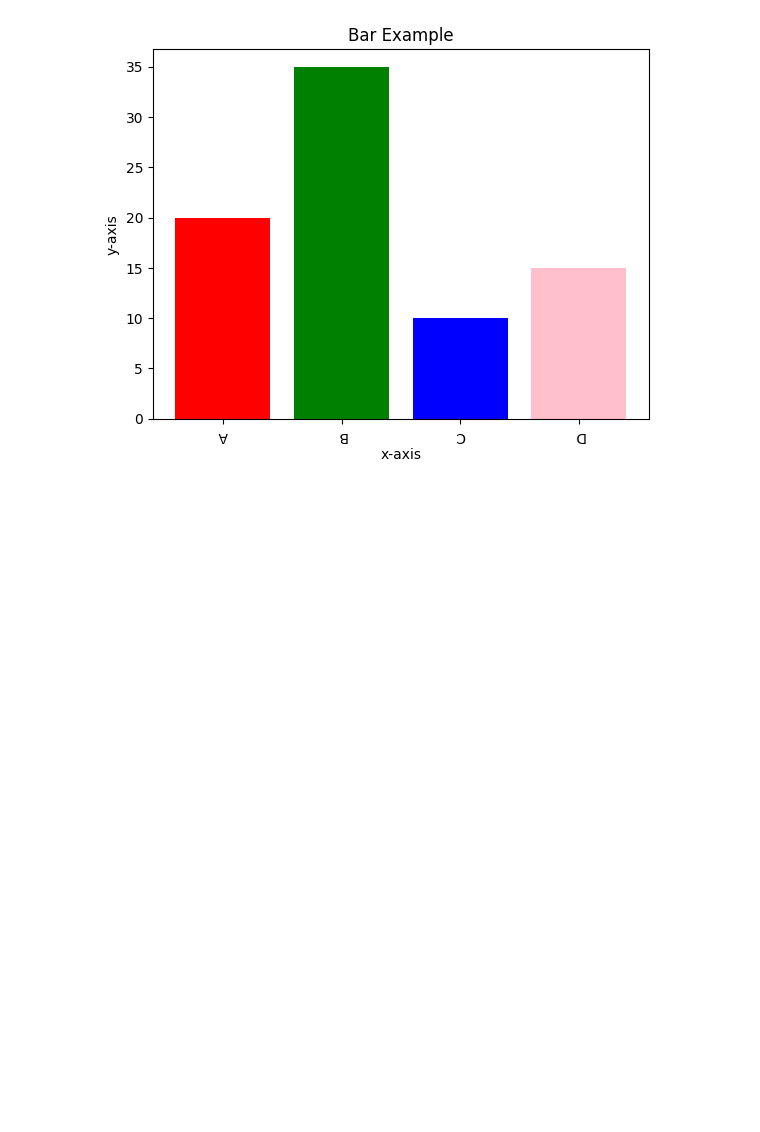
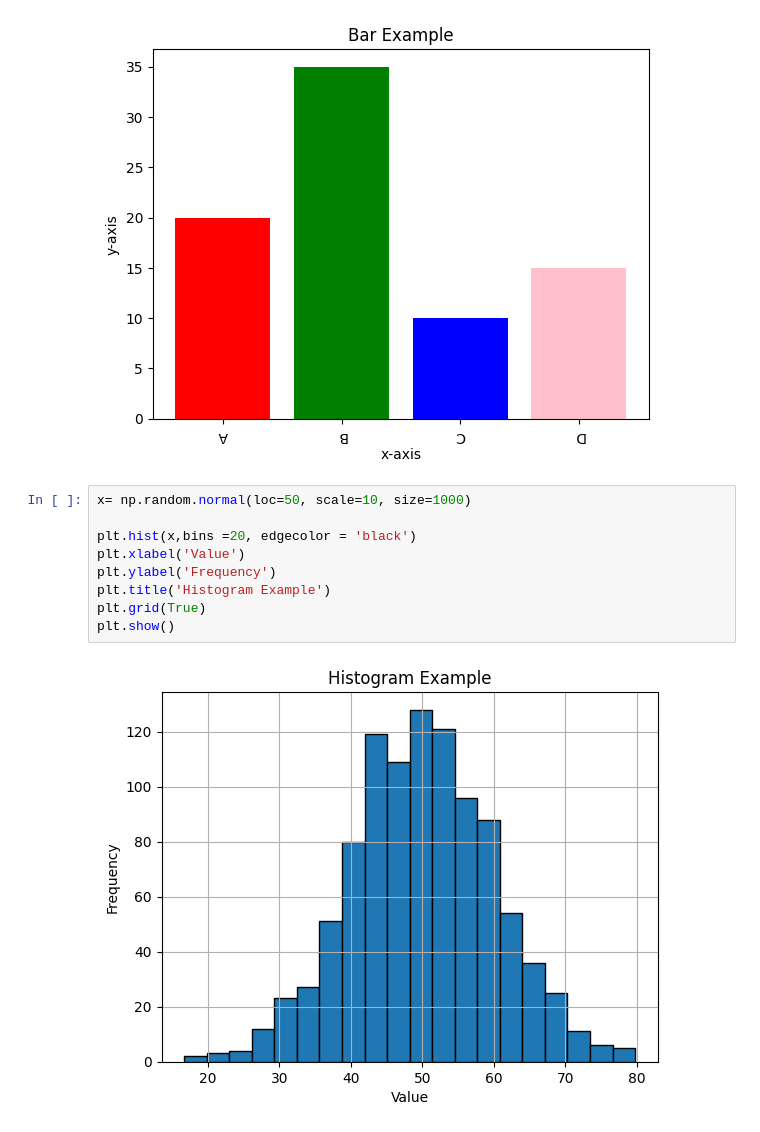
Before and after one commit to NoTanmoyNotFound/Data-Science-Demo, a Jupyter notebook: day-7(DataVisualization).ipynb, the cells around one changed output. Cells and saved outputs as stored; diff of their text form; blank space fills up the shorter version.

```diff
--- a/day-7(DataVisualization).ipynb
+++ b/day-7(DataVisualization).ipynb
@@ -41,3 +43,14 @@ plt.xticks(rotation=180)
 plt.show()
 # %% [output]
 [figure]
+# %%
+x= np.random.normal(loc=50, scale=10, size=1000)
+
+plt.hist(x,bins =20, edgecolor = 'black')
+plt.xlabel('Value')
+plt.ylabel('Frequency')
+plt.title('Histogram Example')
+plt.grid(True)
+plt.show()
+# %% [output]
+[figure, added]
```
Also changed, not shown: parts of 6 cells of this notebook, 3 other files.
